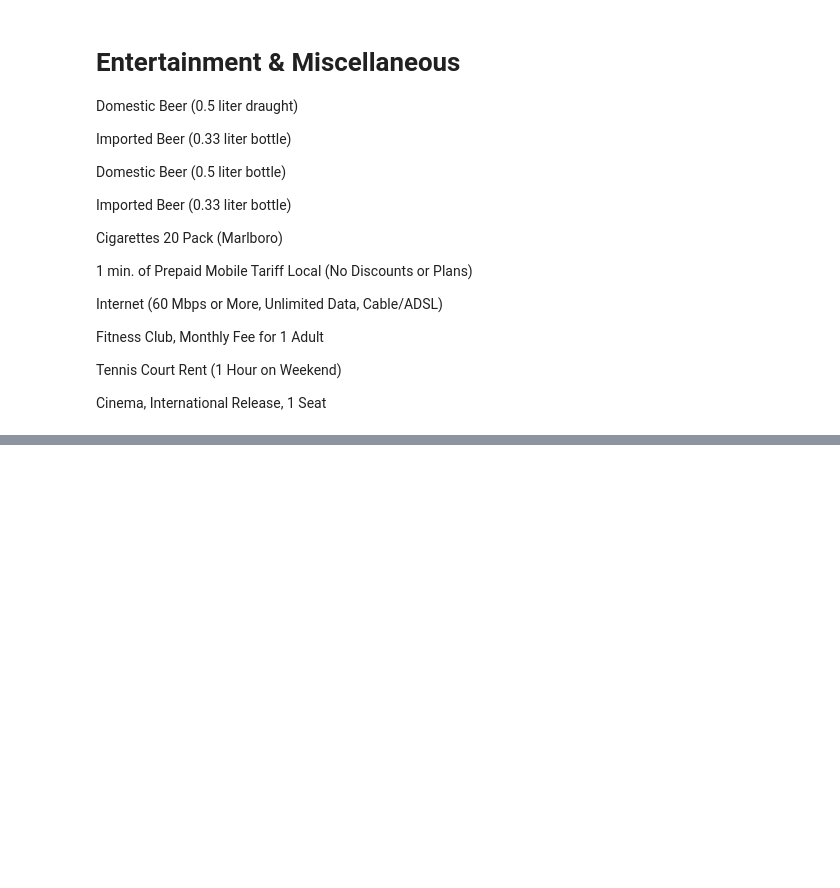
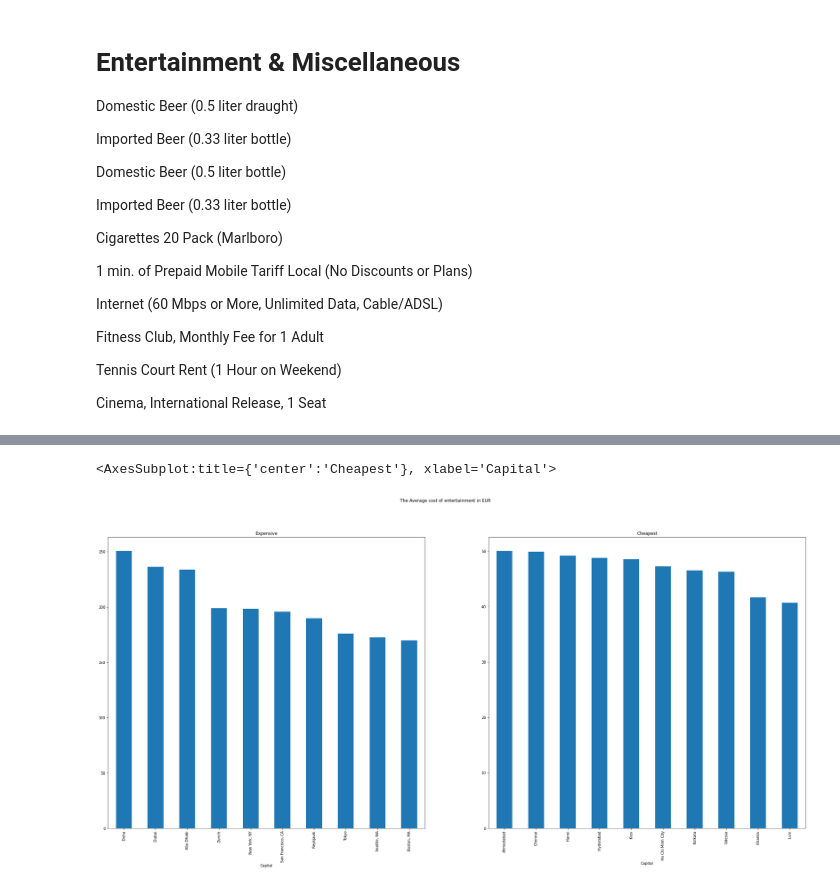
Before and after one commit to The-DigitalAcademy/innovators-cost-of-living-analysis, a Jupyter notebook: analysis copy.ipynb, the cells around one changed output, grey strips where cells are left out. Drawn from its saved outputs; the diff is of its cells as text; code cells hidden in the pictures; blank space fills up the shorter version.

```diff
--- a/analysis copy.ipynb
+++ b/analysis copy.ipynb
@@ -387,0 +381,14 @@ Tennis Court Rent (1 Hour on Weekend)
+# %%
+ent = capital[['Domestic Beer (0.5 liter draught)','Imported Beer (0.33 liter draught)','Domestic Beer (0.5 liter bottle)','Imported Beer (0.33 liter bottle)','Cigarettes 20 Pack (Marlboro)','1 min. of Prepaid Mobile Tariff Local (No Discounts or Plans)','Internet (60 Mbps or More, Unlimited Data, Cable/ADSL)','Fitness Club, Monthly Fee for 1 Adult','Tennis Court Rent (1 Hour on Weekend)','Cinema, International Release, 1 Seat']]
+grouped = ent.groupby('Capital').sum()
+grouped_sorted = grouped.sum(axis=1).sort_values(ascending=False)
+top10 = grouped_sorted.head(10)
+low10 = grouped_sorted.tail(10)
+
+fig, axs = plt.subplots(1,2,figsize=(35,15))
+fig.suptitle("The Average cost of entertainment in EUR")
+top10.plot(kind='bar',ax=axs[0],title="Expensive")
+low10.plot(kind='bar',ax=axs[1],title="Cheapest")
+# %% [output]
+<AxesSubplot:title={'center':'Cheapest'}, xlabel='Capital'>
+[figure, added]
```
Also changed, not shown: parts of 1 cell of this notebook.
